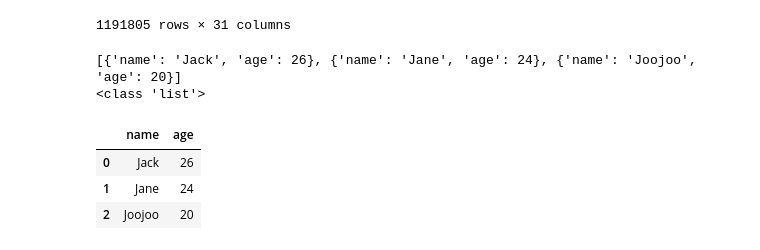
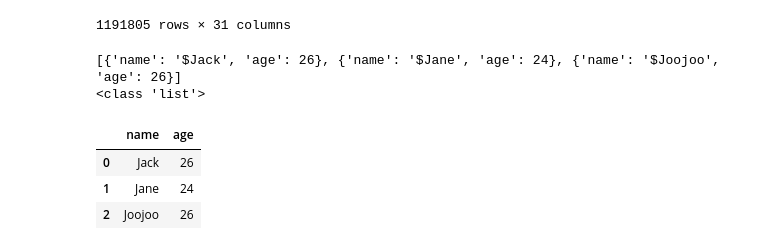
Before and after one commit to shbz8888/Data_Pipeline_VMware, a Jupyter notebook: Project/exercises.ipynb, the cells around one changed output. Cells and saved outputs as stored; diff of their text form; code cells hidden in the pictures.

```diff
--- a/Project/exercises.ipynb
+++ b/Project/exercises.ipynb
@@ -635,23 +707,30 @@ flights_df['DISTANCE']=flights_df['DISTANCE'].astype('float64')
 # %%
 import pandas as pd
 list = []
-my_dict = {'name': 'Jack', 'age': 26}
-my_dict2 = {'name': 'Jane', 'age': 24}
-my_dict3 = {'name': 'Joojoo', 'age': 20}
+my_dict = {}
+my_dict['name'] = '$Jack'
+my_dict['age'] = 26
+my_dict2 = {}
+my_dict2['name'] = '$Jane'
+my_dict2['age'] = 24
+my_dict3 = {}
+my_dict3['name'] = '$Joojoo'
+my_dict3['age'] = 26
 list.append(my_dict)
 list.append(my_dict2)
 list.append(my_dict3)
 print(list)
 print(type(list))
 df = pd.DataFrame (list, columns = ['name','age'])
+df['name'] = df['name'].str.strip('$')
 df.head()
 # %% [output]
-[{'name': 'Jack', 'age': 26}, {'name': 'Jane', 'age': 24}, {'name': 'Joojoo', 'age': 20}]
+[{'name': '$Jack', 'age': 26}, {'name': '$Jane', 'age': 24}, {'name': '$Joojoo', 'age': 26}]
 <class 'list'>
 |  | name | age |
 | 0 | Jack | 26 |
 | 1 | Jane | 24 |
-| 2 | Joojoo | 20 |
+| 2 | Joojoo | 26 |
 # %%
 from sqlalchemy import create_engine
 from sqlalchemy import inspect
```
Also changed, not shown: parts of 4 cells of this notebook.
